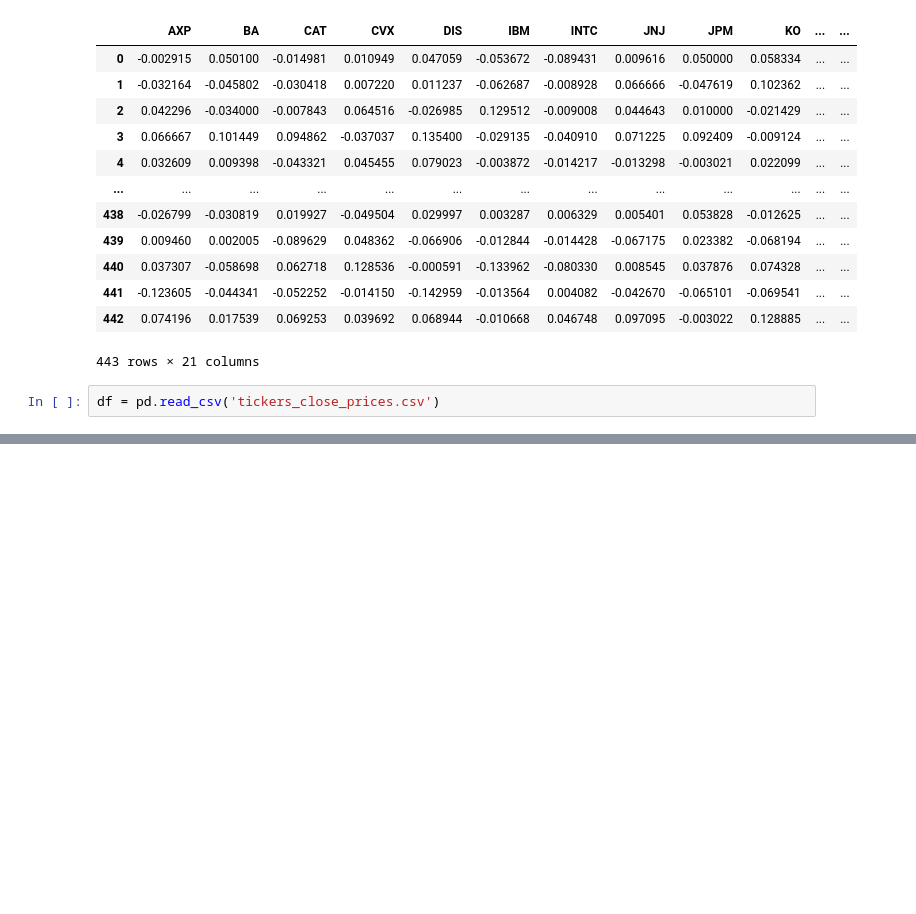
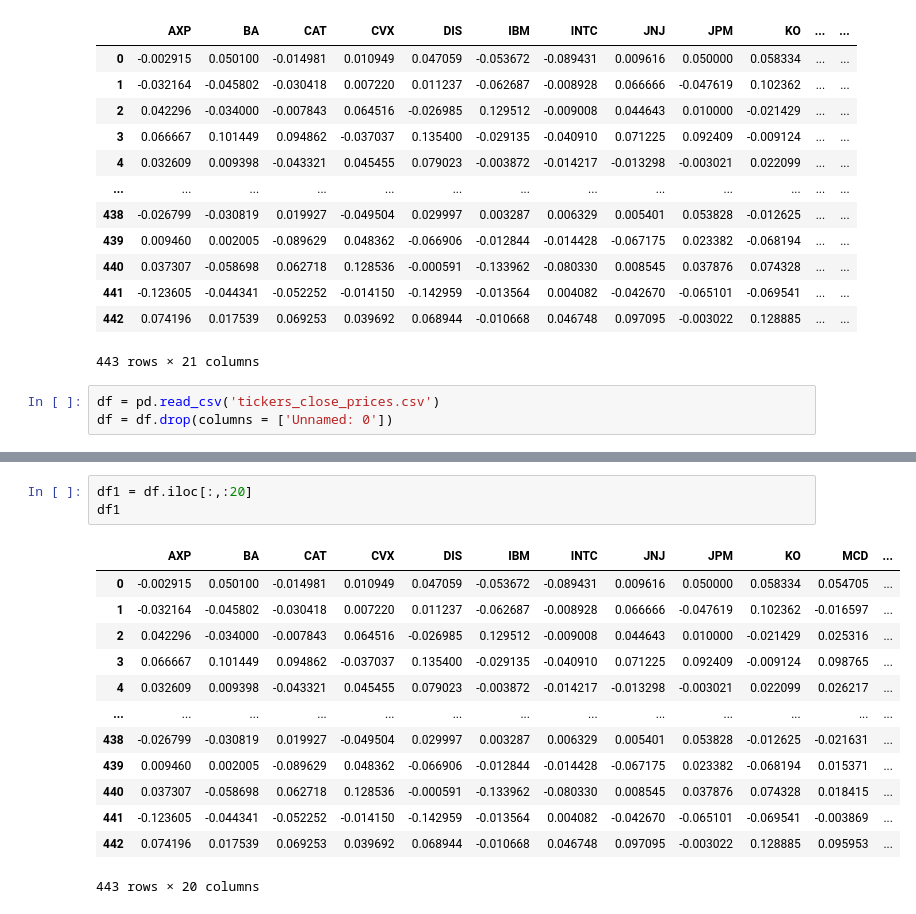
Before and after one commit to Qishna/nsu-investments-2022, a Jupyter notebook: hw-03/hw-03.ipynb, the cells around one changed output, grey strips where cells are left out. Drawn from its saved outputs; the diff is of its cells as text; blank space fills up the shorter version.

```diff
--- a/hw-03/hw-03.ipynb
+++ b/hw-03/hw-03.ipynb
@@ -296,3 +284,4 @@ df
 443 rows × 21 columns
 # %%
 df = pd.read_csv('tickers_close_prices.csv')
+df = df.drop(columns = ['Unnamed: 0'])
@@ -396,0 +473,17 @@ print(final_profit)
+# %%
+df1 = df.iloc[:,:20]
+df1
+# %% [output]
+|  | AXP | BA | CAT | CVX | DIS | IBM | INTC | JNJ | JPM | KO | MCD | ... |
+| 0 | -0.002915 | 0.050100 | -0.014981 | 0.010949 | 0.047059 | -0.053672 | -0.089431 | 0.009616 | 0.050000 | 0.058334 | 0.054705 | ... |
+| 1 | -0.032164 | -0.045802 | -0.030418 | 0.007220 | 0.011237 | -0.062687 | -0.008928 | 0.066666 | -0.047619 | 0.102362 | -0.016597 | ... |
+| 2 | 0.042296 | -0.034000 | -0.007843 | 0.064516 | -0.026985 | 0.129512 | -0.009008 | 0.044643 | 0.010000 | -0.021429 | 0.025316 | ... |
+| 3 | 0.066667 | 0.101449 | 0.094862 | -0.037037 | 0.135400 | -0.029135 | -0.040910 | 0.071225 | 0.092409 | -0.009124 | 0.098765 | ... |
+| 4 | 0.032609 | 0.009398 | -0.043321 | 0.045455 | 0.079023 | -0.003872 | -0.014217 | -0.013298 | -0.003021 | 0.022099 | 0.026217 | ... |
+| ... | ... | ... | ... | ... | ... | ... | ... | ... | ... | ... | ... | ... |
+| 438 | -0.026799 | -0.030819 | 0.019927 | -0.049504 | 0.029997 | 0.003287 | 0.006329 | 0.005401 | 0.053828 | -0.012625 | -0.021631 | ... |
+| 439 | 0.009460 | 0.002005 | -0.089629 | 0.048362 | -0.066906 | -0.012844 | -0.014428 | -0.067175 | 0.023382 | -0.068194 | 0.015371 | ... |
+| 440 | 0.037307 | -0.058698 | 0.062718 | 0.128536 | -0.000591 | -0.133962 | -0.080330 | 0.008545 | 0.037876 | 0.074328 | 0.018415 | ... |
+| 441 | -0.123605 | -0.044341 | -0.052252 | -0.014150 | -0.142959 | -0.013564 | 0.004082 | -0.042670 | -0.065101 | -0.069541 | -0.003869 | ... |
+| 442 | 0.074196 | 0.017539 | 0.069253 | 0.039692 | 0.068944 | -0.010668 | 0.046748 | 0.097095 | -0.003022 | 0.128885 | 0.095953 | ... |
+443 rows × 20 columns
```
Also changed, not shown: parts of 38 cells of this notebook.
